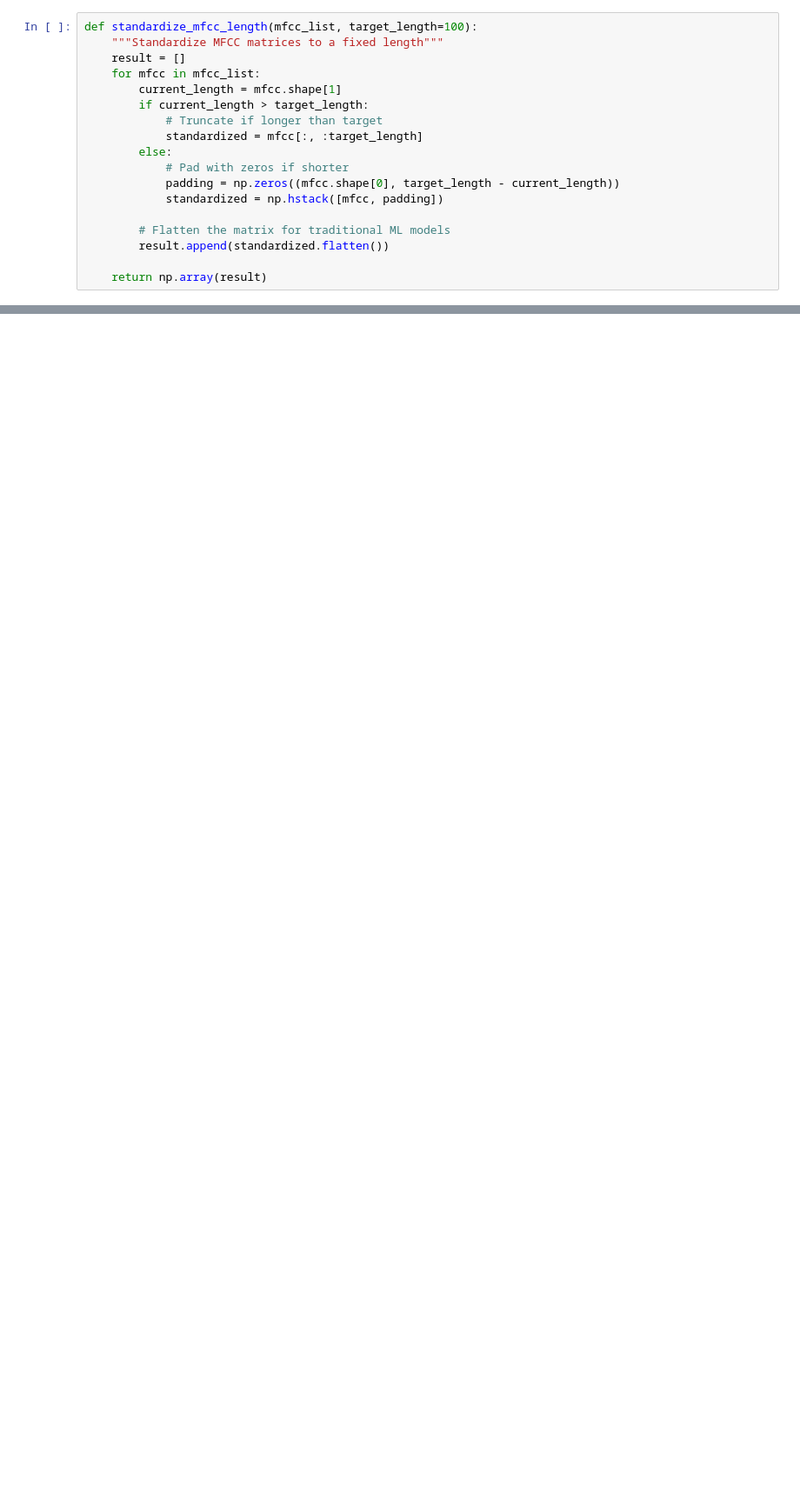
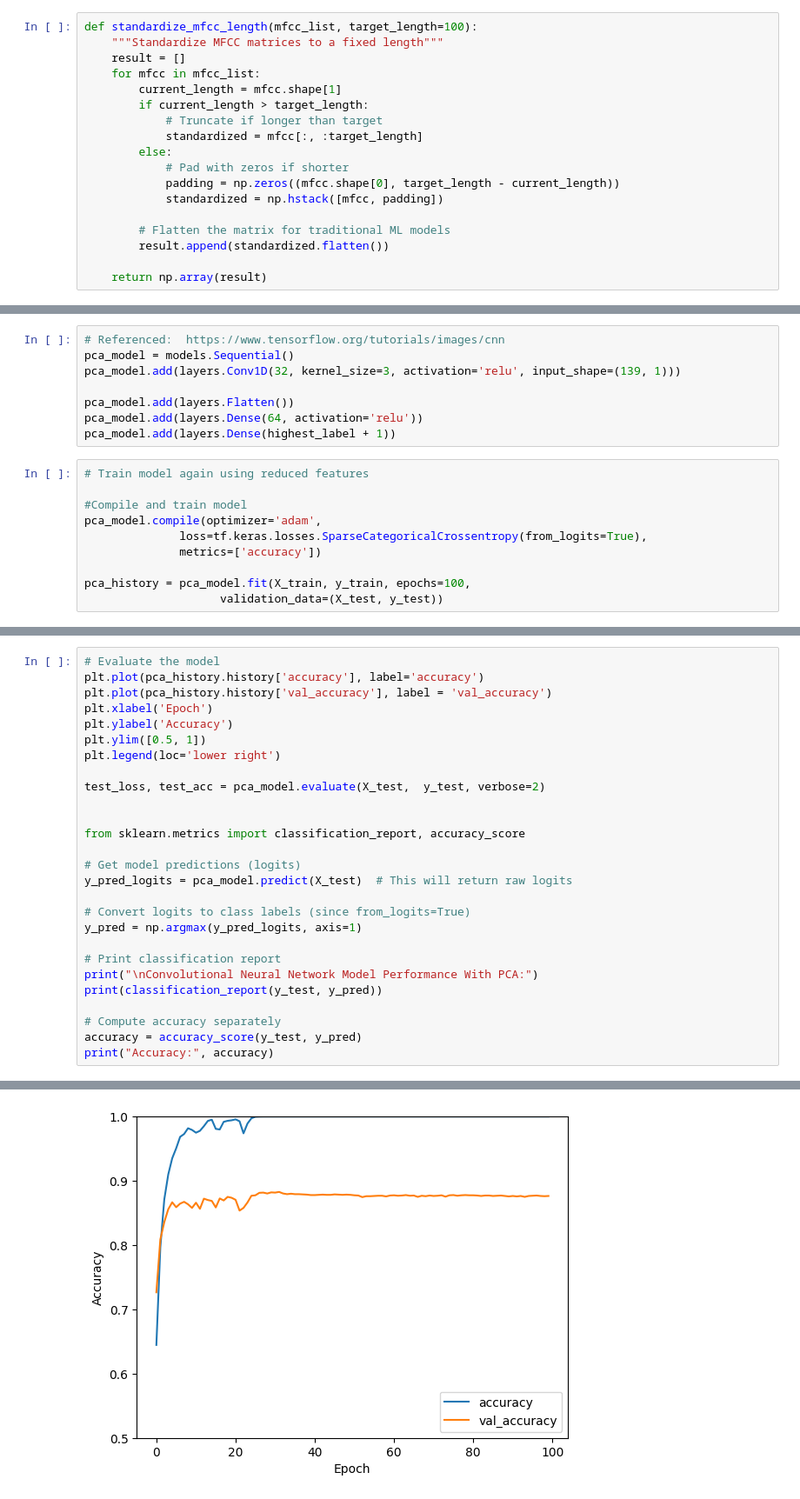
Before and after one commit to toazthom/speech_command_recognition, a Jupyter notebook: convolutionalNeuralNetworkModel.ipynb, the cells around one changed output, grey strips where cells are left out. Shown: that part at 87% size. Saved outputs shown, nothing was run; the diff lists cells and outputs as text; blank space fills up the shorter version.

```diff
--- a/convolutionalNeuralNetworkModel.ipynb
+++ b/convolutionalNeuralNetworkModel.ipynb
@@ -195,0 +269,18 @@ Accuracy: 0.8576680672268907
+# %%
+# Referenced:  https://www.tensorflow.org/tutorials/images/cnn
+pca_model = models.Sequential()
+pca_model.add(layers.Conv1D(32, kernel_size=3, activation='relu', input_shape=(139, 1)))
+
+pca_model.add(layers.Flatten())
+pca_model.add(layers.Dense(64, activation='relu'))
+pca_model.add(layers.Dense(highest_label + 1))
+# %%
+# Train model again using reduced features
+
+#Compile and train model
+pca_model.compile(optimizer='adam',
+              loss=tf.keras.losses.SparseCategoricalCrossentropy(from_logits=True),
+              metrics=['accuracy'])
+
+pca_history = pca_model.fit(X_train, y_train, epochs=100,
+                    validation_data=(X_test, y_test))
@@ -195,0 +305,28 @@ Accuracy: 0.8576680672268907
+# %%
+# Evaluate the model
+plt.plot(pca_history.history['accuracy'], label='accuracy')
+plt.plot(pca_history.history['val_accuracy'], label = 'val_accuracy')
+plt.xlabel('Epoch')
+plt.ylabel('Accuracy')
+plt.ylim([0.5, 1])
+plt.legend(loc='lower right')
+
+test_loss, test_acc = pca_model.evaluate(X_test,  y_test, verbose=2)
+
+
+from sklearn.metrics import classification_report, accuracy_score
+
+# Get model predictions (logits)
+y_pred_logits = pca_model.predict(X_test)  # This will return raw logits
+
+# Convert logits to class labels (since from_logits=True)
+y_pred = np.argmax(y_pred_logits, axis=1)
+
+# Print classification report
+print("\nConvolutional Neural Network Model Performance With PCA:")
+print(classification_report(y_test, y_pred))
+
+# Compute accuracy separately
+accuracy = accuracy_score(y_test, y_pred)
+print("Accuracy:", accuracy)
+# %% [output]
@@ -195,0 +351 @@ Accuracy: 0.8576680672268907
+[figure, added]
```
Also changed, not shown: parts of 16 cells of this notebook, 10 other files.
